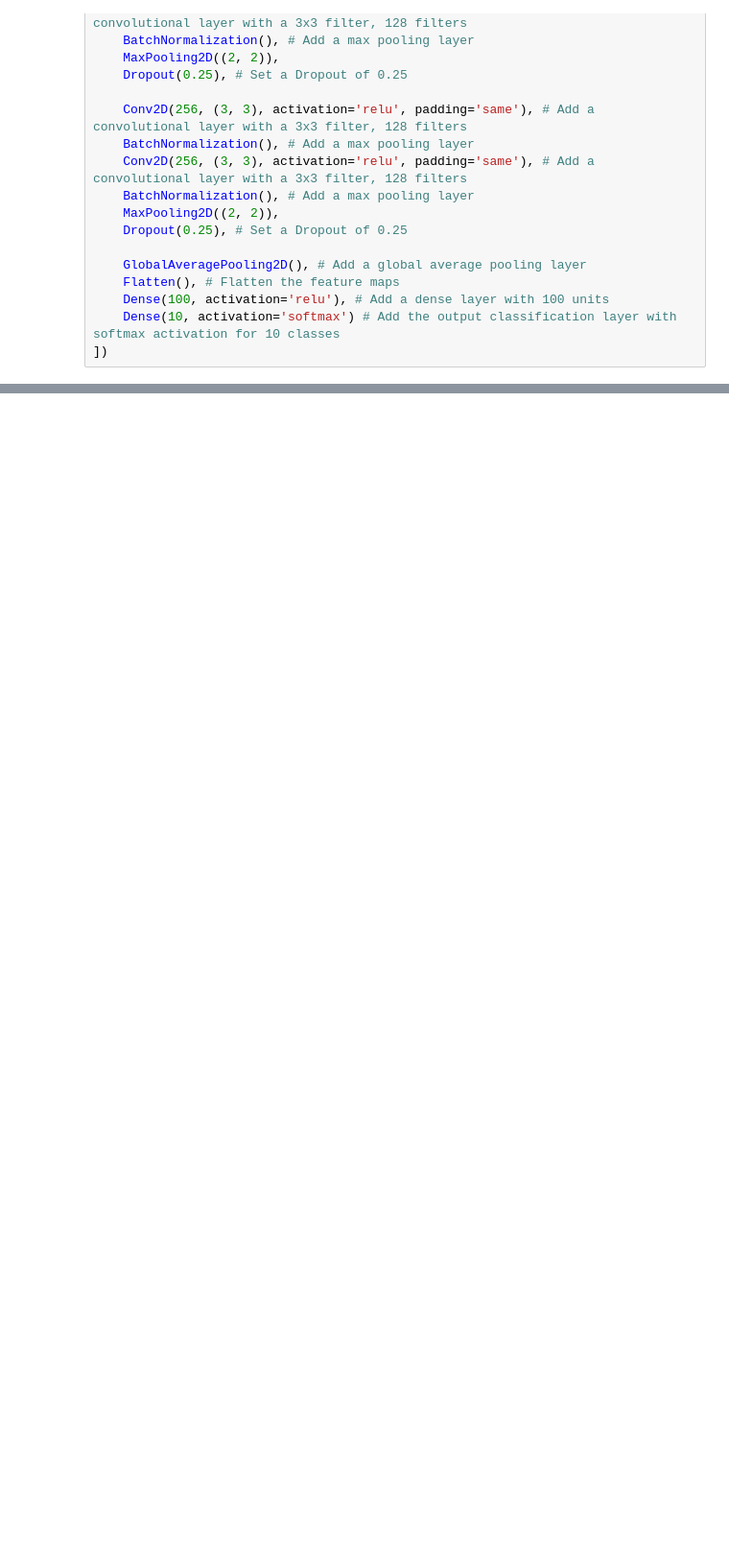
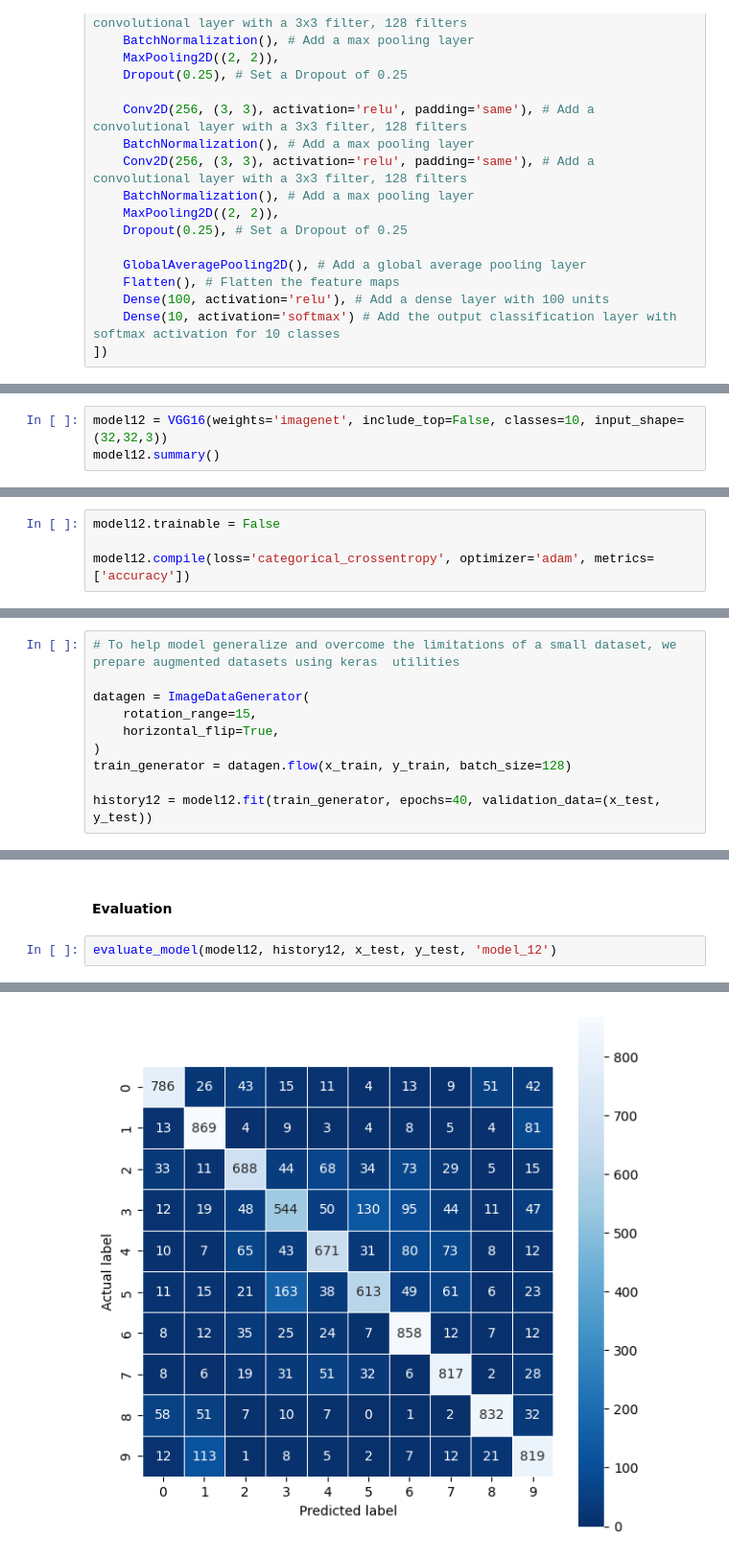
Before and after one commit to babyodacode/image_classification_project, a Jupyter notebook: model.ipynb, the cells around one changed output, grey strips where cells are left out. Shown at 96% size. Saved outputs shown, nothing was run; the diff lists cells and outputs as text; blank space fills up the shorter version.

```diff
--- a/model.ipynb
+++ b/model.ipynb
@@ -914,0 +1156,3 @@ weighted avg       0.89      0.89      0.89     10000
+# %%
+model12 = VGG16(weights='imagenet', include_top=False, classes=10, input_shape=(32,32,3))
+model12.summary()
@@ -914,0 +1181,4 @@ weighted avg       0.89      0.89      0.89     10000
+# %%
+model12.trainable = False
+
+model12.compile(loss='categorical_crossentropy', optimizer='adam', metrics=['accuracy'])
@@ -914,0 +1207,10 @@ weighted avg       0.89      0.89      0.89     10000
+# %%
+# To help model generalize and overcome the limitations of a small dataset, we prepare augmented datasets using keras  utilities
+
+datagen = ImageDataGenerator(
+    rotation_range=15,
+    horizontal_flip=True,
+)
+train_generator = datagen.flow(x_train, y_train, batch_size=128)
+
+history12 = model12.fit(train_generator, epochs=40, validation_data=(x_test, y_test))
@@ -914,0 +1236,5 @@ weighted avg       0.89      0.89      0.89     10000
+# %% [markdown]
+#### Evaluation
+# %%
+evaluate_model(model12, history12, x_test, y_test, 'model_12')
+# %% [output]
@@ -914,0 +1242 @@ weighted avg       0.89      0.89      0.89     10000
+[figure, added]
```
Also changed, not shown: parts of 62 cells of this notebook, 4 other files.
